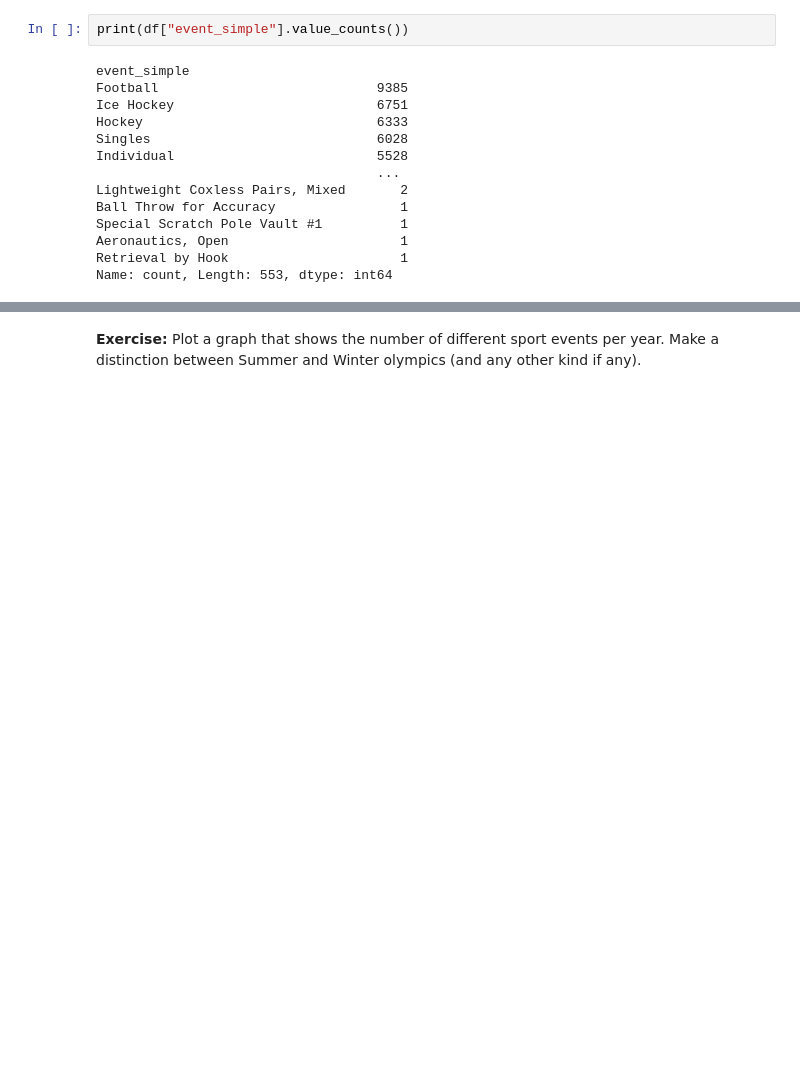
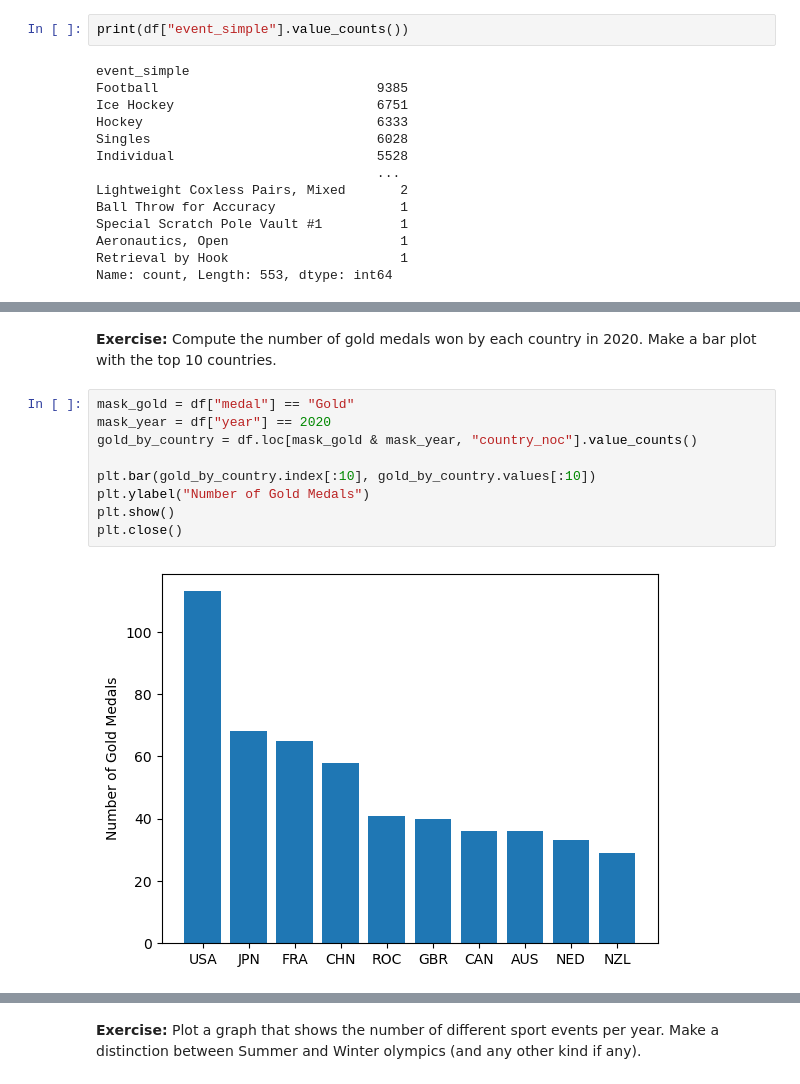
Before and after one commit to daniprec/BAM-Coding-Lab, a Jupyter notebook: solutions/22_pandas_eda.ipynb, the cells around one changed output, grey strips where cells are left out. Saved outputs shown, nothing was run; the diff lists cells and outputs as text; blank space fills up the shorter version.

Commit message:
Update EDA of Olympic medals

```diff
--- a/solutions/22_pandas_eda.ipynb
+++ b/solutions/22_pandas_eda.ipynb
@@ -39,0 +60,13 @@ Name: count, Length: 553, dtype: int64
+# %% [markdown]
+**Exercise:** Compute the number of gold medals won by each country in 2020. Make a bar plot with the top 10 countries.
+# %%
+mask_gold = df["medal"] == "Gold"
+mask_year = df["year"] == 2020
+gold_by_country = df.loc[mask_gold & mask_year, "country_noc"].value_counts()
+
+plt.bar(gold_by_country.index[:10], gold_by_country.values[:10])
+plt.ylabel("Number of Gold Medals")
+plt.show()
+plt.close()
+# %% [output]
+[figure, added]
```
Also changed, not shown: parts of 28 cells of this notebook, 1 other file.
